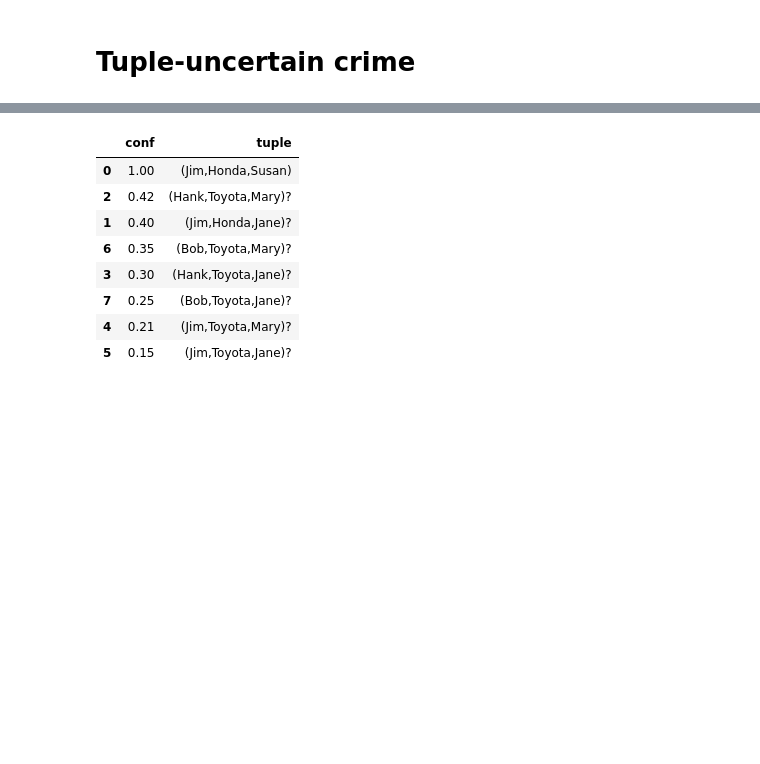
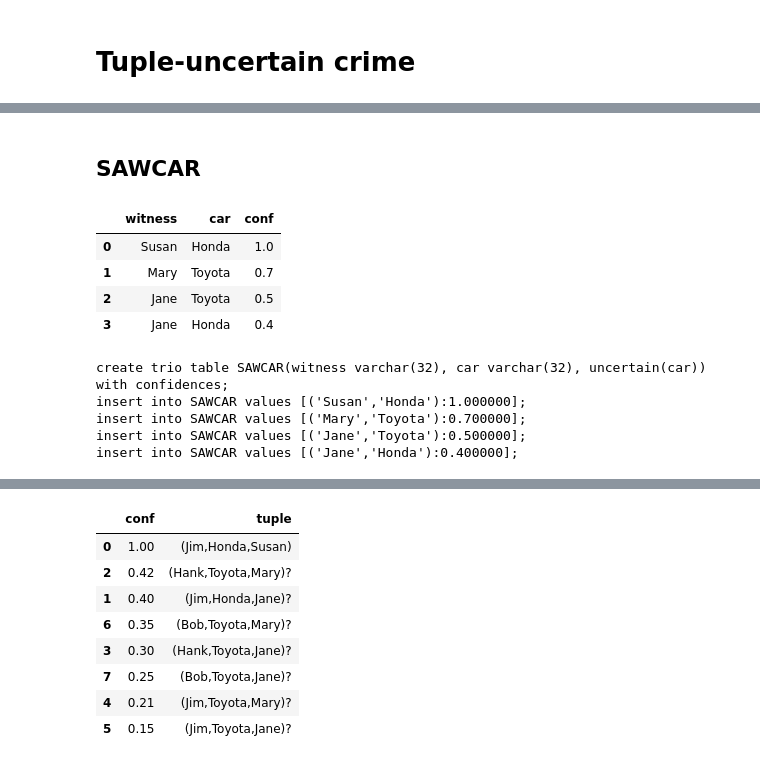
Before and after one commit to alexmemory/PrDBSens, a Jupyter notebook: notes/20150409_ACM_trio.ipynb, the cells around one changed output, grey strips where cells are left out. Saved outputs shown, nothing was run; the diff lists cells and outputs as text; code cells hidden in the pictures; blank space fills up the shorter version.

Commit message:
Code for varying original example confidences.

```diff
--- a/notes/20150409_ACM_trio.ipynb
+++ b/notes/20150409_ACM_trio.ipynb
@@ -450,0 +499,2 @@ insert into SAWCAR values [('Jane', 'Honda'):0.4];
+# %% [markdown]
+## SAWCAR
@@ -450,0 +503,13 @@ insert into SAWCAR values [('Jane', 'Honda'):0.4];
+# %%
+sawcar = pd.DataFrame([['Susan', 'Honda',1],
+                       ['Mary', 'Toyota',0.7],
+                       ['Jane', 'Toyota',0.5],
+                       ['Jane', 'Honda',0.4]
+                      ],columns=['witness','car','conf'])
+sawcar
+# %% [output]
+|  | witness | car | conf |
+| 0 | Susan | Honda | 1.0 |
+| 1 | Mary | Toyota | 0.7 |
+| 2 | Jane | Toyota | 0.5 |
+| 3 | Jane | Honda | 0.4 |
@@ -451,3 +519,12 @@ insert into SAWCAR values [('Jane', 'Honda'):0.4];
+# %%
+sql = '\n'.join(sqls)
+print str(sql)
+# %% [output]
+create trio table SAWCAR(witness varchar(32), car varchar(32), uncertain(car)) with confidences;
+insert into SAWCAR values [('Susan','Honda'):1.000000];
+insert into SAWCAR values [('Mary','Toyota'):0.700000];
+insert into SAWCAR values [('Jane','Toyota'):0.500000];
+insert into SAWCAR values [('Jane','Honda'):0.400000];
 # %%
 for line in sql.split(";"):
     line = line.strip()
```
Also changed, not shown: parts of 16 cells of this notebook.
